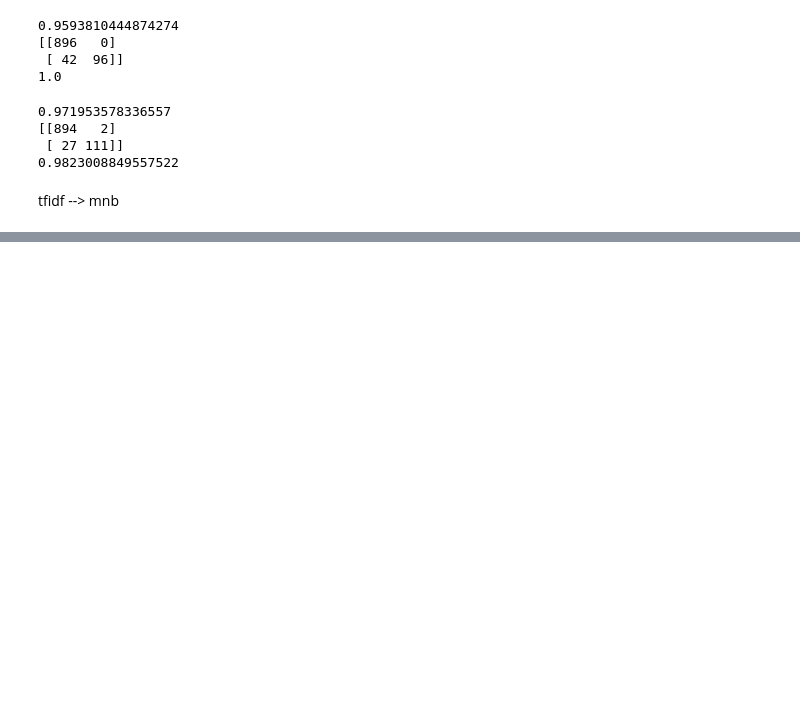
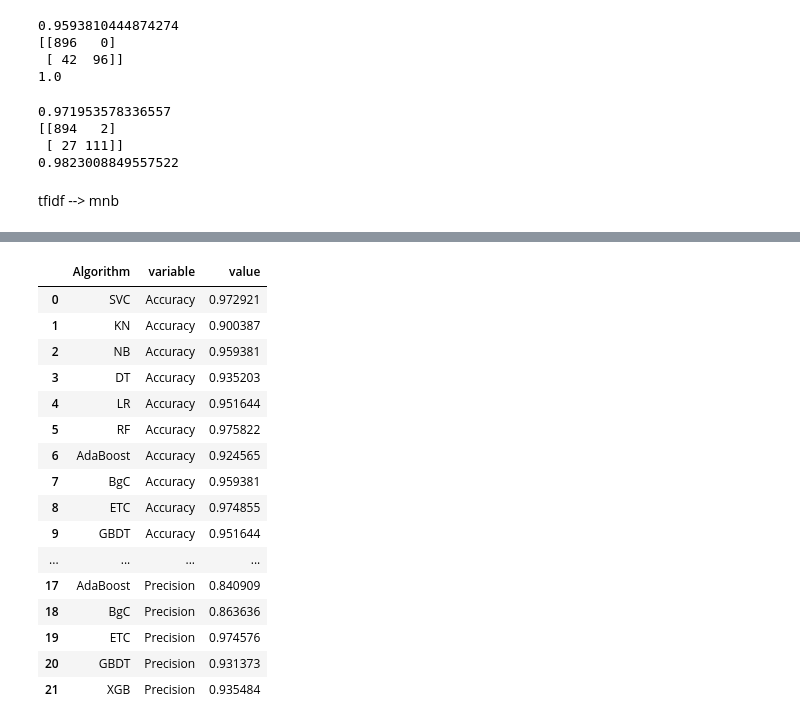
Before and after one commit to ksahu-298/Portfolio-Projects---Machine-Learning, a Jupyter notebook: 02_Classification/SMS Spam Classifier/model.ipynb, the cells around one changed output, grey strips where cells are left out. Saved outputs shown, nothing was run; the diff lists cells and outputs as text; code cells hidden in the pictures; blank space fills up the shorter version.

```diff
--- a/02_Classification/SMS Spam Classifier/model.ipynb
+++ b/02_Classification/SMS Spam Classifier/model.ipynb
@@ -430,14 +451,11 @@ xgb = XGBClassifier(n_estimators=50,random_state=2)
 # %%
-clfs = {
-'SVC' : svc,
-'KN' : knc,
-'NB' : mnb,
-'DT': dtc,
-'LR': lrc,
-'RF': rfc,
-'AdaBoost': abc,
-'BgC' : bc,
-'ETC': etc,
-'GBDT':gbdt,
-'XGB':xgb
-}
+# from matplotlib.pyplot import clf
+
+
+def train_classifier(clf,X_train,y_train,X_test,y_test):
+    clf.fit(X_train,y_train)
+    y_pred = clf.predict(X_test)
+    accuracy = accuracy_score(y_test, y_pred)
+    precision = precision_score(y_test, y_pred)
+
+    return accuracy, precision
@@ -445,0 +523,21 @@ NameError: name 'svc' is not defined
+# %%
+performance_df1 = pd.melt(performance_df, id_vars = "Algorithm")
+performance_df1
+# %% [output]
+|  | Algorithm | variable | value |
+| 0 | SVC | Accuracy | 0.972921 |
+| 1 | KN | Accuracy | 0.900387 |
+| 2 | NB | Accuracy | 0.959381 |
+| 3 | DT | Accuracy | 0.935203 |
+| 4 | LR | Accuracy | 0.951644 |
+| 5 | RF | Accuracy | 0.975822 |
+| 6 | AdaBoost | Accuracy | 0.924565 |
+| 7 | BgC | Accuracy | 0.959381 |
+| 8 | ETC | Accuracy | 0.974855 |
+| 9 | GBDT | Accuracy | 0.951644 |
+| ... | ... | ... | ... |
+| 17 | AdaBoost | Precision | 0.840909 |
+| 18 | BgC | Precision | 0.863636 |
+| 19 | ETC | Precision | 0.974576 |
+| 20 | GBDT | Precision | 0.931373 |
+| 21 | XGB | Precision | 0.935484 |
```
Also changed, not shown: parts of 9 cells of this notebook.
